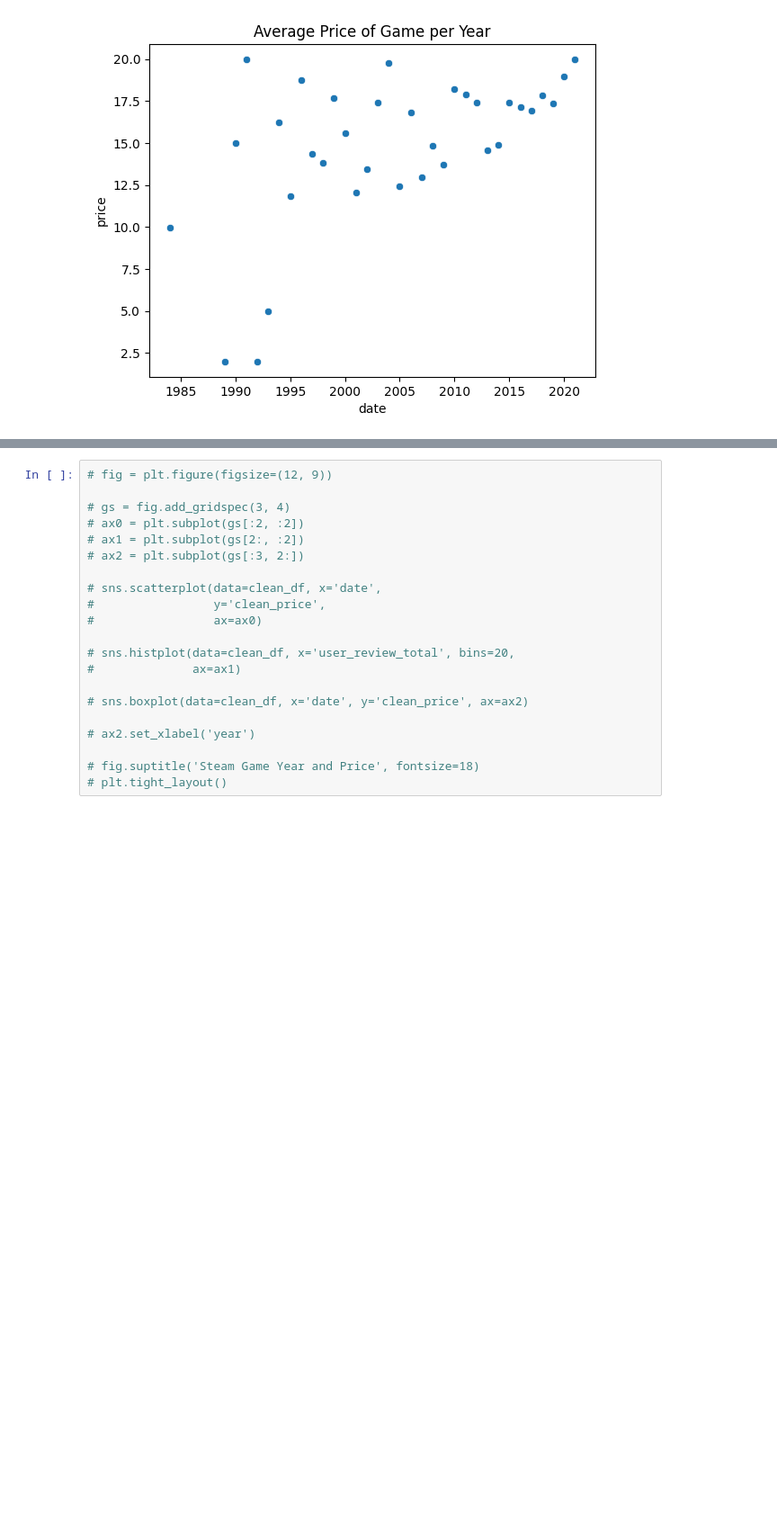
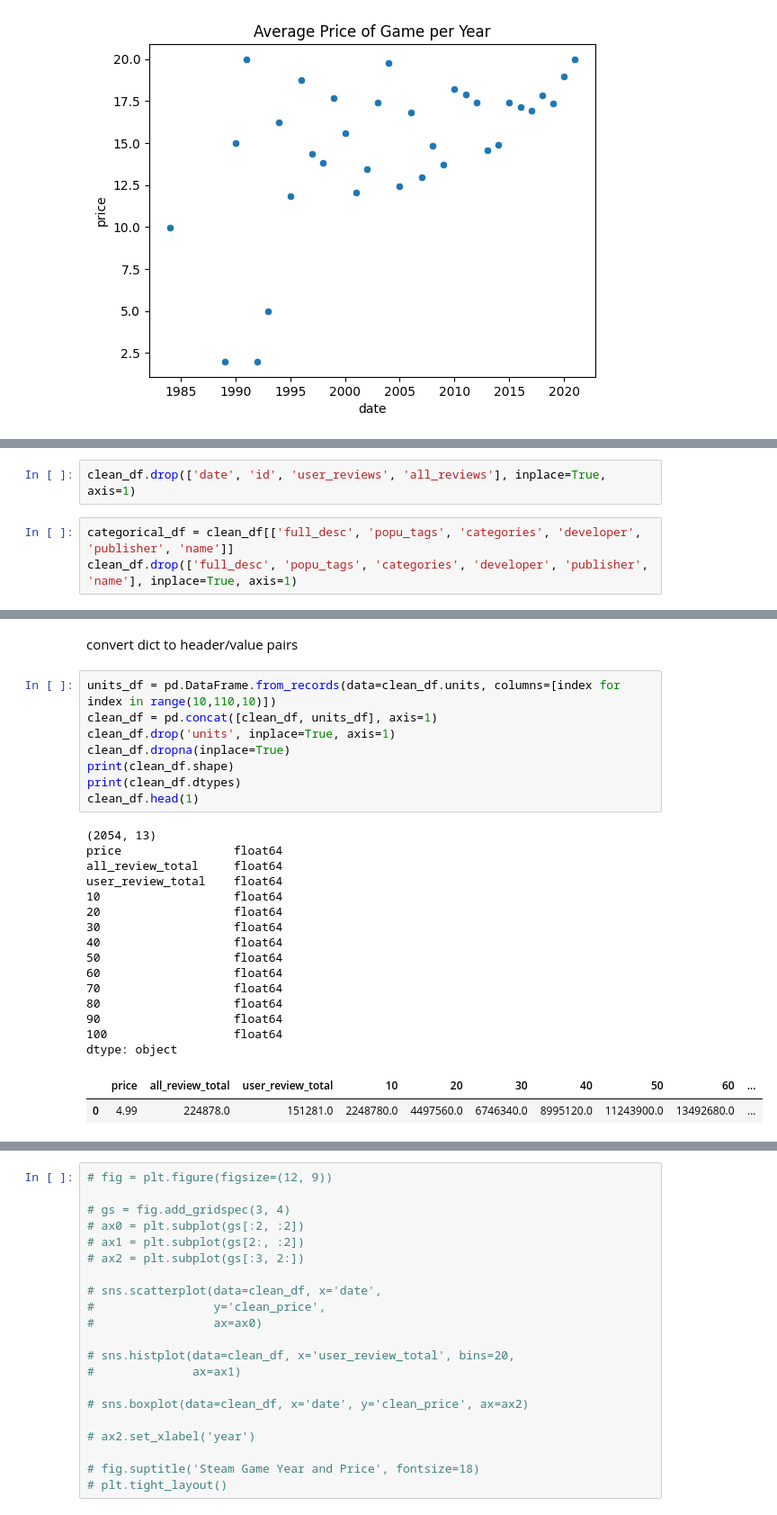
Before and after one commit to hypothetical-lemon/COMP4448, a Jupyter notebook: final_project.ipynb, the cells around one changed output, grey strips where cells are left out. Shown at 90% size. Drawn from its saved outputs; the diff is of its cells as text; blank space fills up the shorter version.

```diff
--- a/final_project.ipynb
+++ b/final_project.ipynb
@@ -445,0 +484,5 @@ sns.scatterplot(x=year_group.index, y=year_group['price']).set(title='Average Pr
+# %%
+clean_df.drop(['date', 'id', 'user_reviews', 'all_reviews'], inplace=True, axis=1)
+# %%
+categorical_df = clean_df[['full_desc', 'popu_tags', 'categories', 'developer', 'publisher', 'name']]
+clean_df.drop(['full_desc', 'popu_tags', 'categories', 'developer', 'publisher', 'name'], inplace=True, axis=1)
@@ -445,0 +494,28 @@ sns.scatterplot(x=year_group.index, y=year_group['price']).set(title='Average Pr
+# %% [markdown]
+convert dict to header/value pairs
+# %%
+units_df = pd.DataFrame.from_records(data=clean_df.units, columns=[index for index in range(10,110,10)])
+clean_df = pd.concat([clean_df, units_df], axis=1)
+clean_df.drop('units', inplace=True, axis=1)
+clean_df.dropna(inplace=True)
+print(clean_df.shape)
+print(clean_df.dtypes)
+clean_df.head(1)
+# %% [output]
+(2054, 13)
+price                float64
+all_review_total     float64
+user_review_total    float64
+10                   float64
+20                   float64
+30                   float64
+40                   float64
+50                   float64
+60                   float64
+70                   float64
+80                   float64
+90                   float64
+100                  float64
+dtype: object
+|  | price | all_review_total | user_review_total | 10 | 20 | 30 | 40 | 50 | 60 | ... |
+| 0 | 4.99 | 224878.0 | 151281.0 | 2248780.0 | 4497560.0 | 6746340.0 | 8995120.0 | 11243900.0 | 13492680.0 | ... |
```
Also changed, not shown: parts of 11 cells of this notebook.
